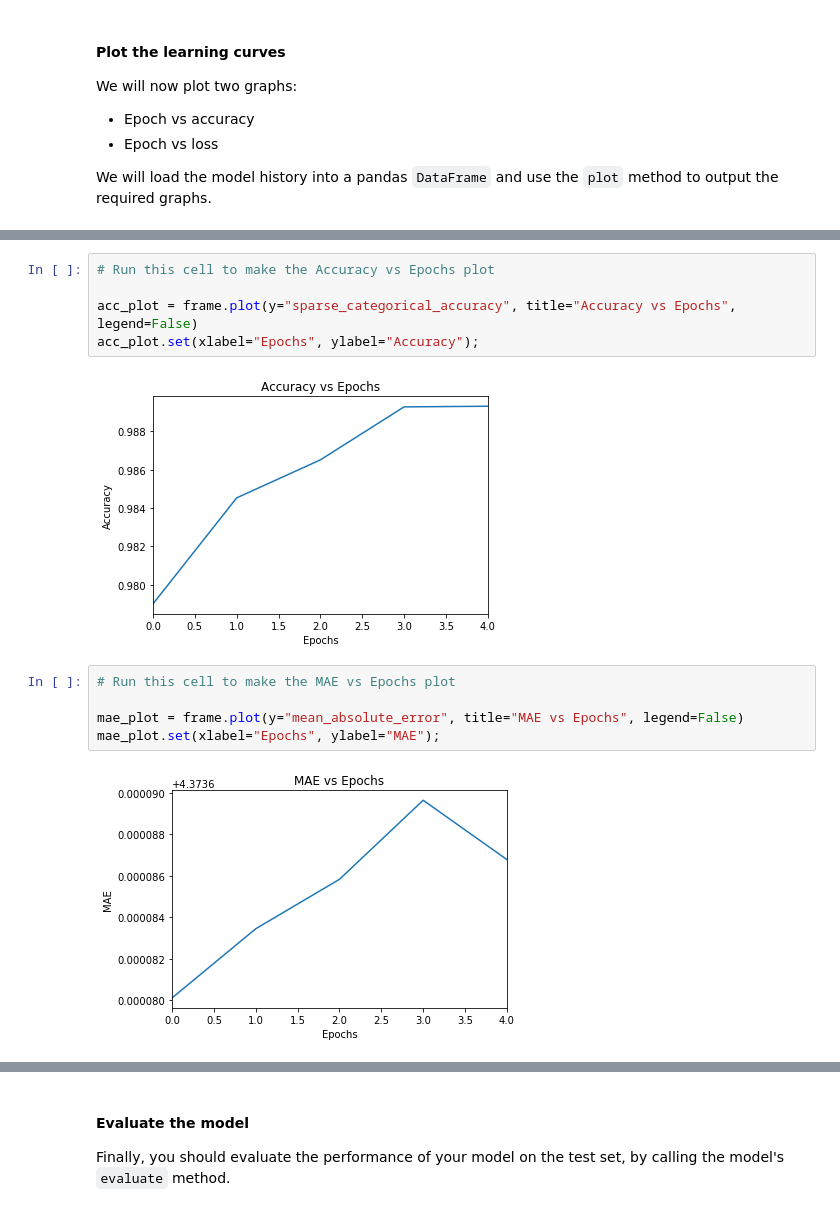
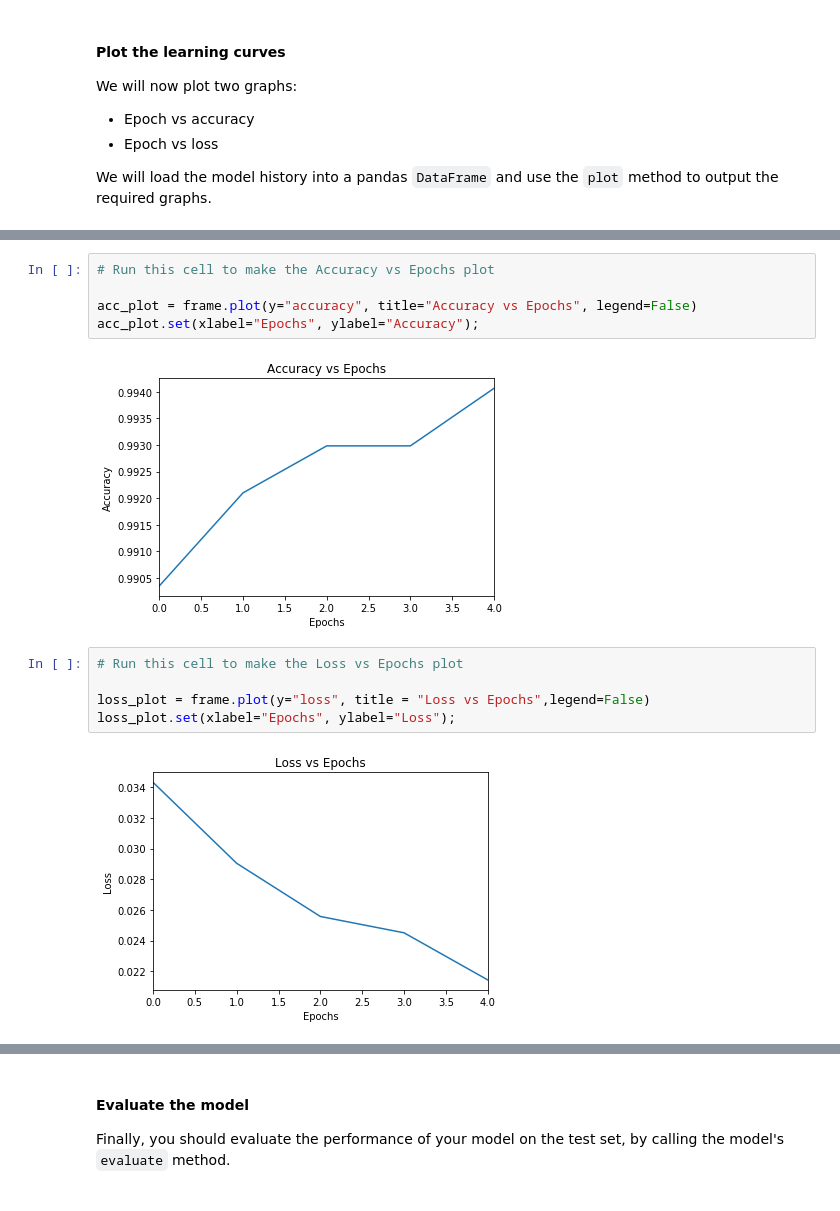
Before and after one commit to ahmed-gharib89/TensorFlow_2_for_Deep_Learning, a Jupyter notebook: week2/Week 2 Programming Assignment.ipynb, the cells around one changed output, grey strips where cells are left out. Cells and saved outputs as stored; diff of their text form.

```diff
--- a/week2/Week 2 Programming Assignment.ipynb
+++ b/week2/Week 2 Programming Assignment.ipynb
@@ -241,14 +241,14 @@ frame
 # %%
 # Run this cell to make the Accuracy vs Epochs plot
 
-acc_plot = frame.plot(y="sparse_categorical_accuracy", title="Accuracy vs Epochs", legend=False)
+acc_plot = frame.plot(y="accuracy", title="Accuracy vs Epochs", legend=False)
 acc_plot.set(xlabel="Epochs", ylabel="Accuracy");
 # %% [output]
-[figure, old version]
+[figure, new version]
 # %%
-# Run this cell to make the MAE vs Epochs plot
+# Run this cell to make the Loss vs Epochs plot
 
-mae_plot = frame.plot(y="mean_absolute_error", title="MAE vs Epochs", legend=False)
-mae_plot.set(xlabel="Epochs", ylabel="MAE");
+loss_plot = frame.plot(y="loss", title = "Loss vs Epochs",legend=False)
+loss_plot.set(xlabel="Epochs", ylabel="Loss");
 # %% [output]
-[figure, old version]
+[figure, new version]
```
Also changed, not shown: parts of 8 cells of this notebook.
